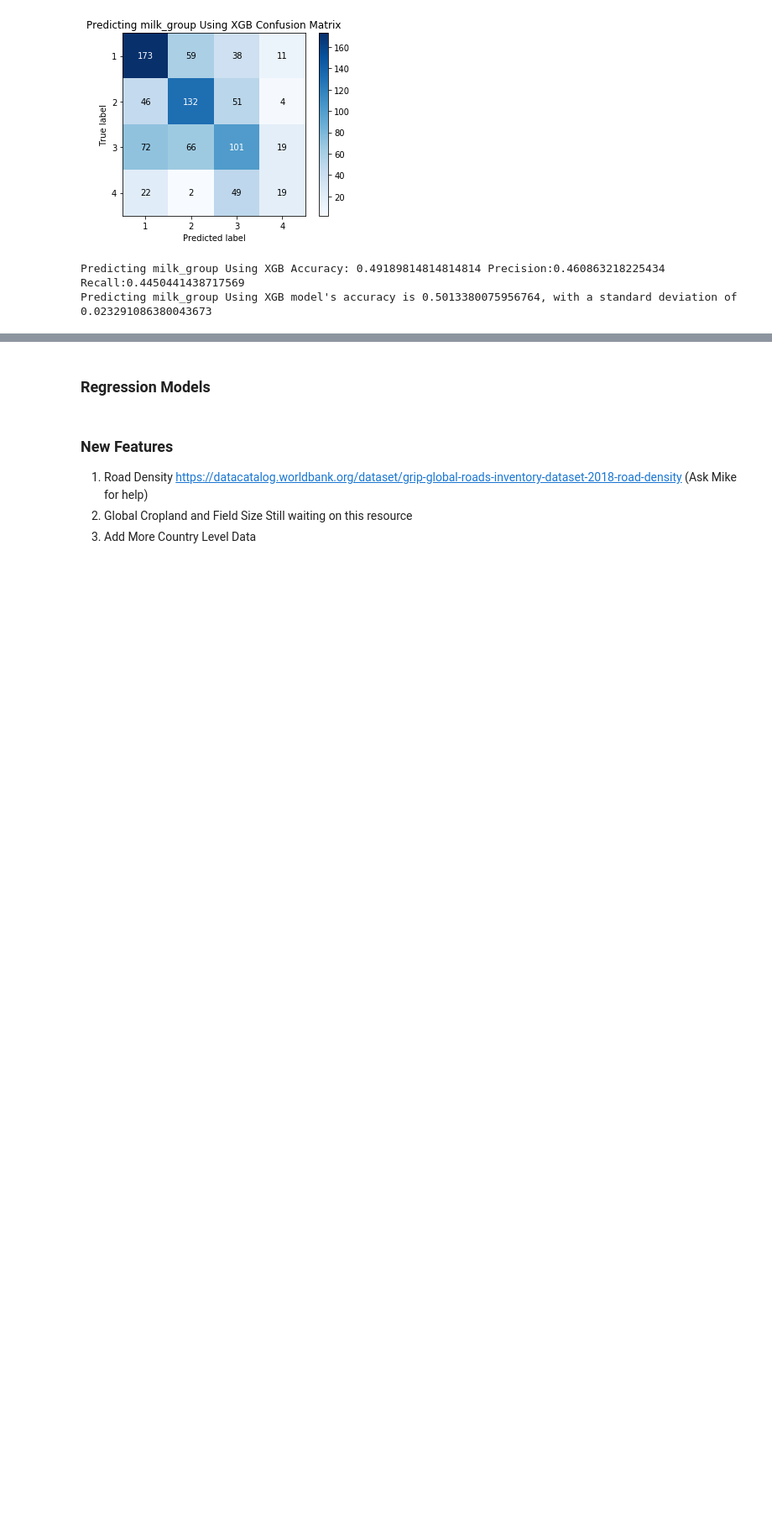
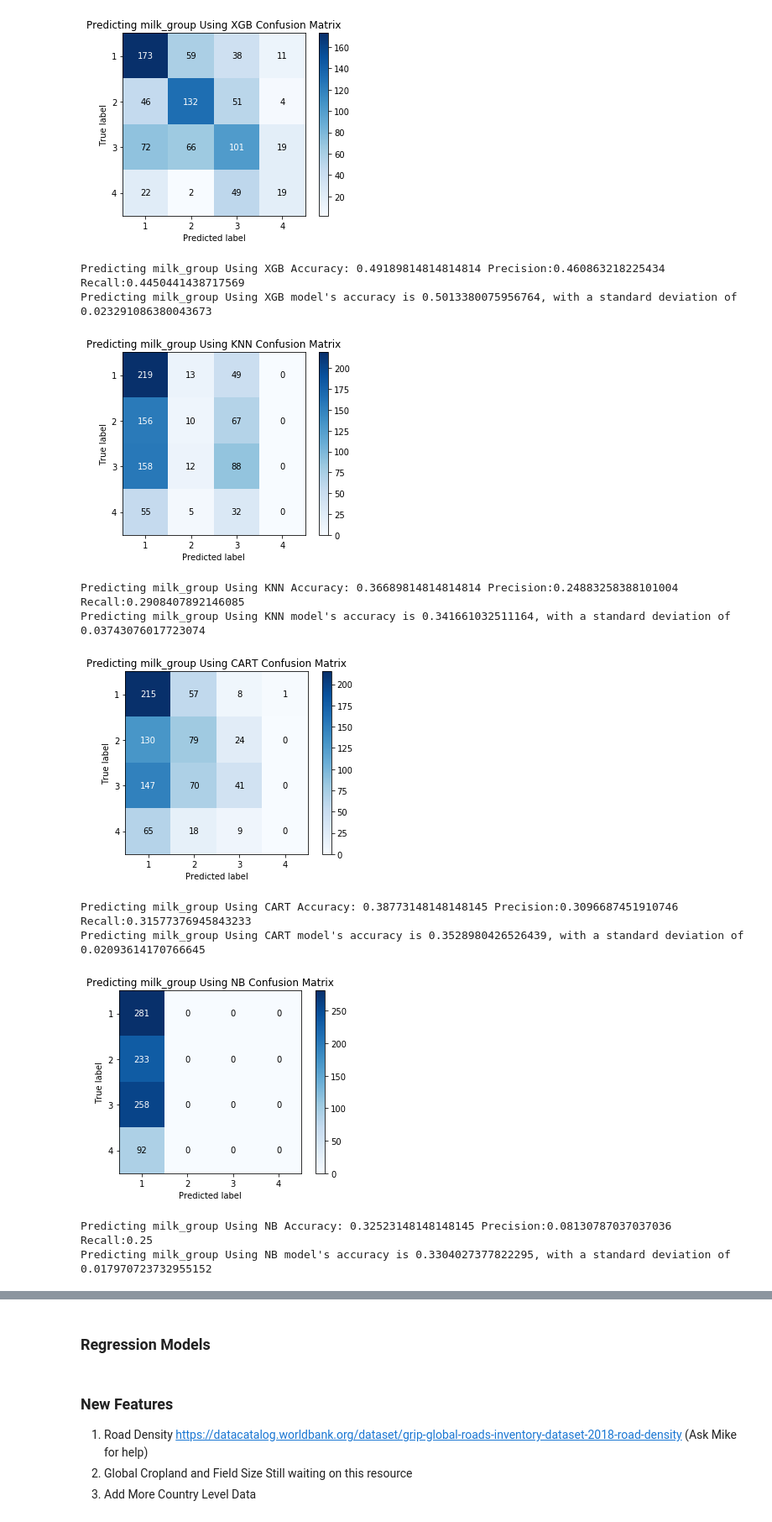
Before and after one commit to FrankOnBeach/WWF, a Jupyter notebook: DHS Diet/DHS_ML.ipynb, the cells around one changed output, grey strips where cells are left out. Shown at 84% size. Saved outputs shown, nothing was run; the diff lists cells and outputs as text; code cells hidden in the pictures; blank space fills up the shorter version.

```diff
--- a/DHS Diet/DHS_ML.ipynb
+++ b/DHS Diet/DHS_ML.ipynb
@@ -850,3 +846,15 @@ Predicting milk_group Using GB model's accuracy is 0.4851855097867368, with a st
 [figure]
 Predicting milk_group Using XGB Accuracy: 0.49189814814814814 Precision:0.460863218225434 Recall:0.4450441438717569
 Predicting milk_group Using XGB model's accuracy is 0.5013380075956764, with a standard deviation of 0.023291086380043673
+# %%
+perform_bagging_ml(cleaned_ml_our_bin_milk_df,"milk_group")
+# %% [output]
+[figure, added]
+Predicting milk_group Using KNN Accuracy: 0.36689814814814814 Precision:0.24883258388101004 Recall:0.2908407892146085
+Predicting milk_group Using KNN model's accuracy is 0.341661032511164, with a standard deviation of 0.03743076017723074
+[figure, added]
+Predicting milk_group Using CART Accuracy: 0.38773148148148145 Precision:0.3096687451910746 Recall:0.31577376945843233
+Predicting milk_group Using CART model's accuracy is 0.3528980426526439, with a standard deviation of 0.02093614170766645
+[figure, added]
+Predicting milk_group Using NB Accuracy: 0.32523148148148145 Precision:0.08130787037037036 Recall:0.25
+Predicting milk_group Using NB model's accuracy is 0.3304027377822295, with a standard deviation of 0.017970723732955152
```
Also changed, not shown: parts of 10 cells of this notebook.
